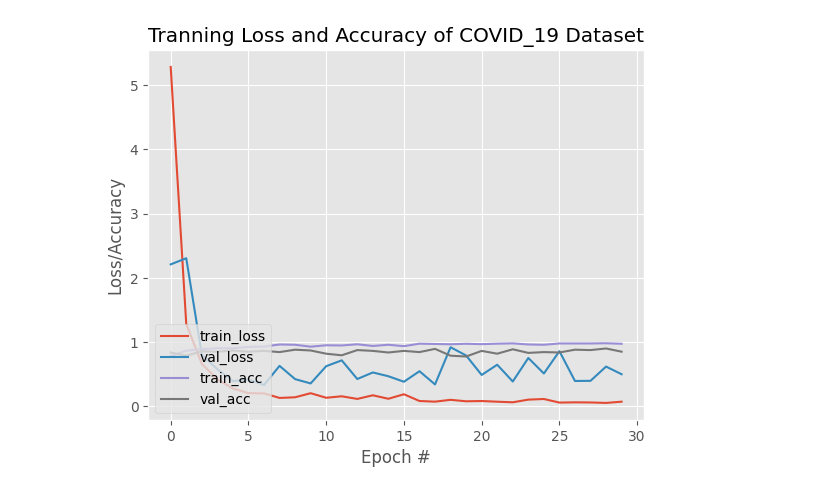
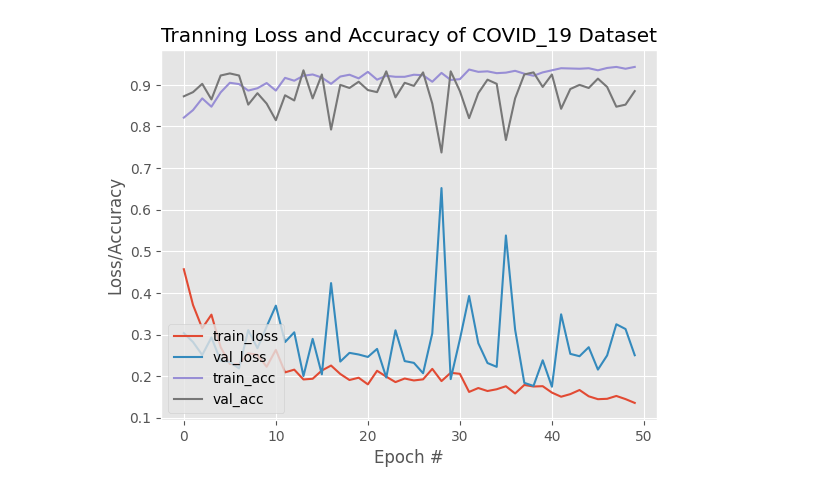
Before and after one commit to ws05klee/FYP, a Jupyter notebook: inceptionv3.ipynb, the cells around one changed output. Drawn from its saved outputs; the diff is of its cells as text; code cells hidden in the pictures.

```diff
--- a/inceptionv3.ipynb
+++ b/inceptionv3.ipynb
@@ -116,10 +156,13 @@ baseModel.trainable=False  # all base weight set to non-trainable
 #on the top of the model
 
 headModel = baseModel.output
-headModel = Flatten(name="flatten")(headModel)
+headModel = layers.GlobalAveragePooling2D()(headModel)
+# headModel = Flatten(name="flatten")(headModel)
 headModel = Dense(1024, activation="relu")(headModel)
 headModel = Dropout(0.2)(headModel)
+# headModel = Dense(1, activation="sigmoid")(headModel)
 headModel = Dense(2, activation="softmax")(headModel)
+
 
 #place the head FC model on top of the base model
 #it will become the actual model will be train
@@ -191,42 +277,65 @@ _________________________________________________________________
 # %%
-#train the head of the network
-print("tranning head.........")
-history = model.fit(
-	trainAug.flow(trainX, trainY, batch_size= batch_size),
-	steps_per_epoch=len(trainX) // batch_size,
-	validation_data = (testX, testY),
-	validation_steps = len(testX) // batch_size,
-	epochs = epochs)
+from tensorflow.keras.models import Model, load_model
+from tensorflow.keras.layers import Input, Average
 
-
+model = load_model('model-14-0.9350.hdf5')
 # make predications on the testing set
 print("evaluating network.....")
+
 predIdxs = model.predict(testX, batch_size=batch_size)
+
 
 # for each image in the testing set we need
 # to find the the index of the label with
 # corresponding largest predicated probability
 predIdxs = np.argmax(predIdxs, axis=1)
+# testY original is [1. 0.] testY.argmax(axis=1) let
+# [1. 0.] become 0
+# [0. 1.] become 1
 
 # show a nicely formatted classification report
-print(classification_report(testY.argmax(axis=1), predIdxs,
-	target_names=lb.classes_))
+
+# print(classification_report(testY.argmax(axis=1), predIdxs,
+# 	target_names=lb.classes_))
+
+### lb.classes_ = covideff normaleff
+
+
 
 # compute the confusion matrix nad use it
 # to drive the raw accuracy, sensitivity
 # and specificity
 cm = confusion_matrix(testY.argmax(axis=1), predIdxs)
+
+tp = cm[1,1]
+tn = cm[0,0]
+fp = cm[0,1]
+fn = cm[1,0]
+
+print('True positive = ', tp)
+print('True negative = ', tn)
+print('False positive = ', fp)
+print('False negative = ', fn)
+
 total_test = sum(sum(cm))
 accurancy = (cm[0, 0] + cm[1, 1]) / total_test	### Accuracy (all correct / all) = TP + TN / TP + TN + FP + FN
+precision = cm[0, 0] / (cm[0, 0] + cm[0, 1])
 sensitivity = cm[0, 0] / (cm[0, 0] + cm[1, 0])	### Sensitivity aka Recall (true positives / all actual positives) = TP / TP + FN
 specificity = cm[1, 1] / (cm[1, 1] + cm[0, 1])	### Specificity (true negatives / all actual negatives) =TN / TN + FP
+f1score = 2*(precision*sensitivity)/(precision+sensitivity)
+
+
+
 
 # show the cnfusion matrix, accuracy with 4 digits
 #sensitivity, and specificity
 print(cm)
-print("acc: {:.4f}".format(accurancy))
+print("accurancy: {:.4f}".format(accurancy))
+print("precision: {:.4f}".format(precision))
 print("sensitivity: {:.4f}".format(sensitivity))
 print("specificity: {:.4f}".format(specificity))
+print("f1-score: {:.4f}".format(f1score))
+
 
 # plot the tranning loss and accuracy
 plt.style.use("ggplot")
@@ -239,8 +348,37 @@ plt.title("Tranning Loss and Accuracy of COVID_19 Dataset")
 plt.xlabel("Epoch #")
 plt.ylabel("Loss/Accuracy")
 plt.legend(loc="lower left")
+plt.show()
 
-## confusion matrix
+
+# import seaborn as sns
+# sns.heatmap(cm, cmap="Blues",annot=True, xticklabels=["Normal", "Covid-19"], yticklabels=["Normal", "Covid-19"])
+# plt.title("Confusion Matrix")
+# plt.xlabel("Prediction")
+# plt.ylabel("Actual")
+# plt.show()
+
+# plt.plot(np.arange(0, epochs), history.history['auc'], label='AUC')
+# plt.plot(np.arange(0, epochs), history.history['val_auc'], label='Val_AUC')
+# plt.xlabel('No.of epochs')
+# plt.ylabel('AUC')
+# plt.title('Training and validation AUC')
+# plt.legend(loc="lower left")
+
+
+#fn here: actual is 0(covideff) but identify to 1(normalleff) 0-->1: 7 0-->0:73
+# for current confusion matrix become:
+# original labels:  covideff
+# original labels:  normaleff
+# original labels to binary:  [0]
+# original labels to binary:  [1]
+# binary labels to category:  [1. 0.]
+# binary labels to category:  [0. 1.]
+# normaleff:	tn fp
+# covideff:	fn tp
+
+
+## confusion matrix (normally online is like below, my diff with online)
 ## tp fp
 ## fn tn
 
@@ -271 +403 @@ specificity: 0.8043
-[figure, old version]
+[figure, new version]
```
Also changed, not shown: parts of 6 cells of this notebook.
